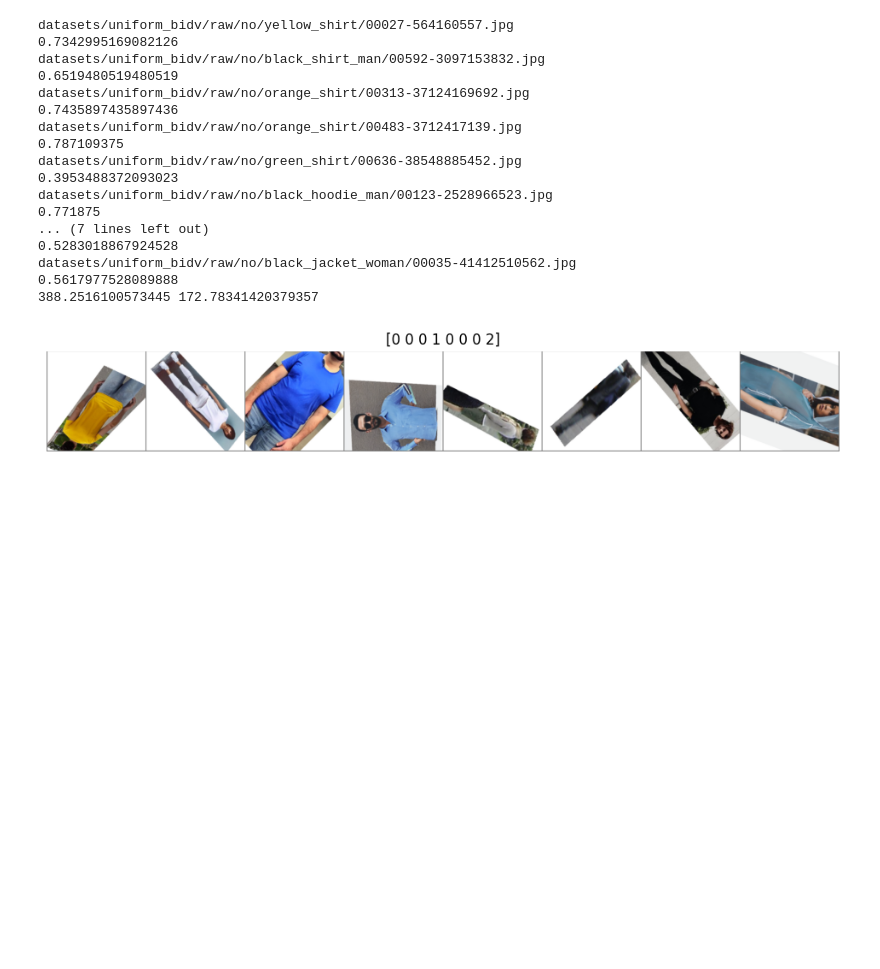
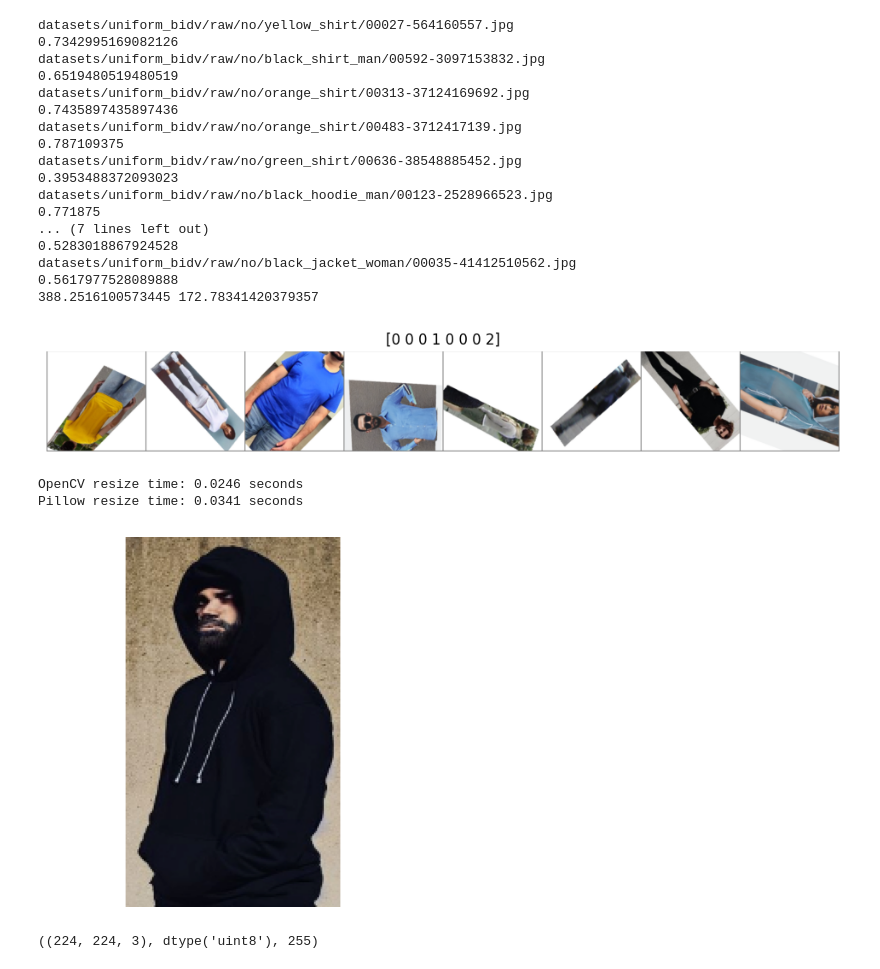
Before and after one commit to trandinhnguyen/uniform_classification, a Jupyter notebook: test.ipynb, the cells around one changed output. Cells and saved outputs as stored; diff of their text form; code cells hidden in the pictures; blank space fills up the shorter version.

```diff
--- a/test.ipynb
+++ b/test.ipynb
@@ -251,3 +251,50 @@ dt = BIDVUniformDataset("datasets/uniform_bidv/three_classes", batch_size=8)
 dt.visualize()
 # %% [output]
 [figure]
+# %%
+import cv2
+from PIL import Image
+import time
+
+image_path = "datasets/uniform_bidv/raw/yes/bidv_long_front/00000-2529974_0.png"
+target_size = (300, 200)
+
+# OpenCV
+start = time.time()
+image_cv2 = cv2.imread(image_path)
+resized_cv2 = cv2.resize(image_cv2, target_size, interpolation=cv2.INTER_LINEAR)
+end = time.time()
+print(f"OpenCV resize time: {end - start:.4f} seconds")
+
+# Pillow
+start = time.time()
+image_pillow = Image.open(image_path)
+resized_pillow = image_pillow.resize(target_size, Image.BILINEAR)
+end = time.time()
+print(f"Pillow resize time: {end - start:.4f} seconds")
+# %% [output]
+OpenCV resize time: 0.0246 seconds
+Pillow resize time: 0.0341 seconds
+# %%
+from exporting import ONNXEvaluator
+
+evaluator = ONNXEvaluator("a", "b")
+# %%
+img = evaluator.preprocess(
+    "datasets/uniform_bidv/raw/no/black_hoodie_man/00152-2528966552.jpg"
+)
+# %%
+import matplotlib.pyplot as plt
+
+img = img.squeeze(0).transpose(1, 2, 0)
+img = (img * 0.5 + 0.5) * 255
+img = img.astype(np.uint8)
+plt.imshow(img)
+plt.axis("off")
+plt.show()
+# %% [output]
+[figure, added]
+# %%
+img.shape, img.dtype, img.max()
+# %% [output]
+((224, 224, 3), dtype('uint8'), 255)
```
Also changed, not shown: parts of 1 cell of this notebook, 4 other files.
